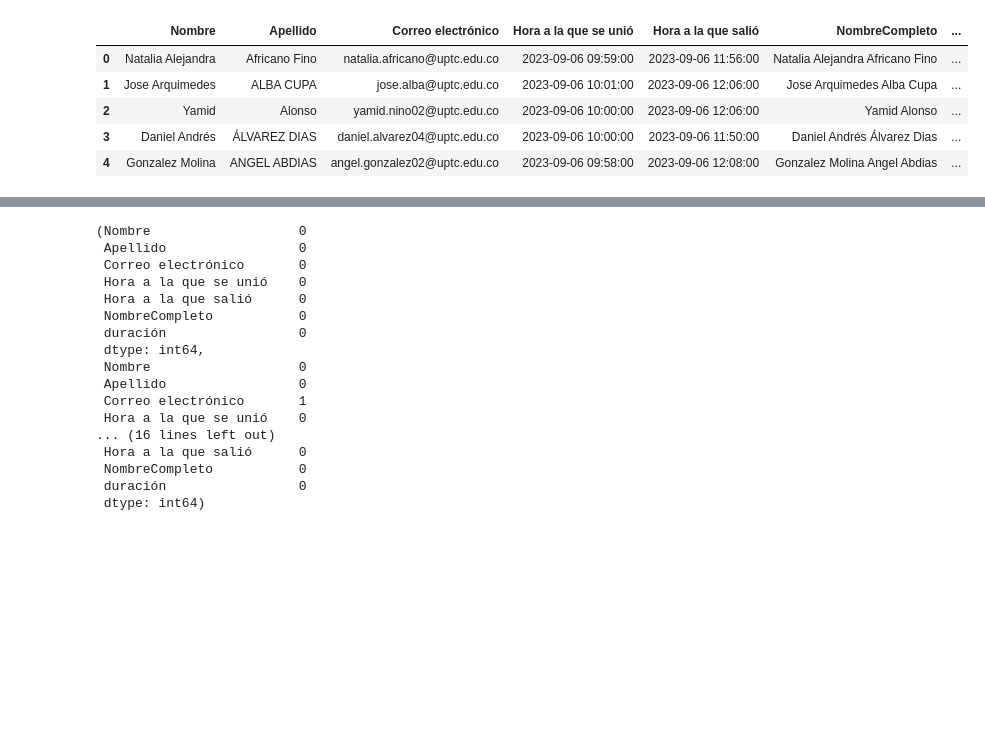
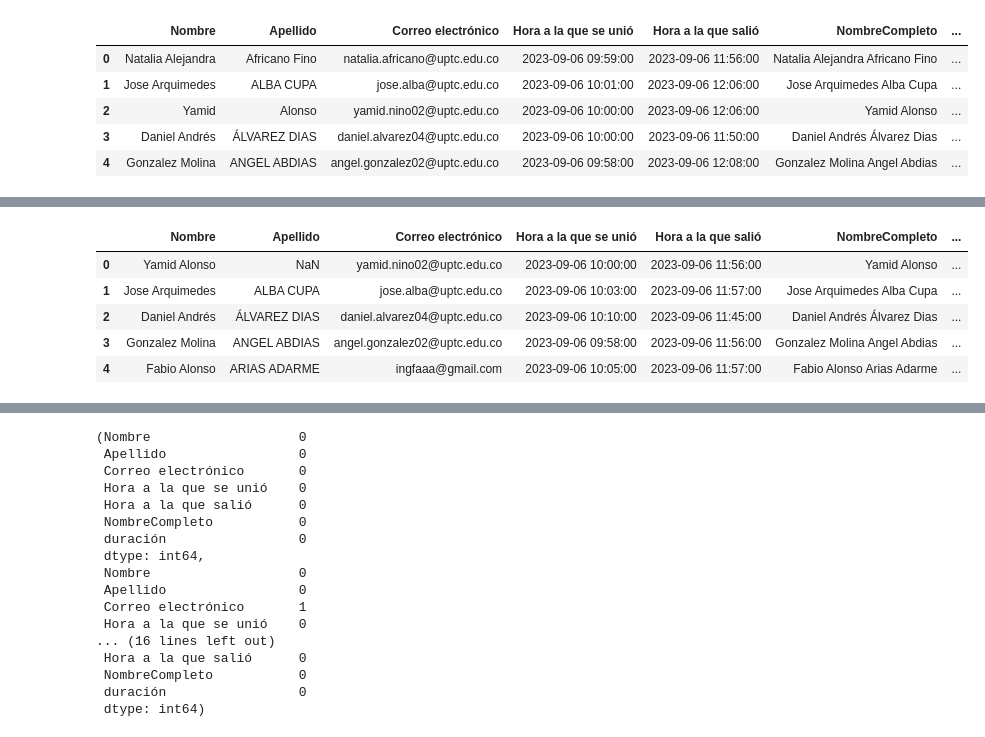
Before and after one commit to JSEB99/dashboard-full-stack, a Jupyter notebook: ETL/src/limpieza.ipynb, the cells around one changed output, grey strips where cells are left out. Cells and saved outputs as stored; diff of their text form; code cells hidden in the pictures; blank space fills up the shorter version.

```diff
--- a/ETL/src/limpieza.ipynb
+++ b/ETL/src/limpieza.ipynb
@@ -712,0 +901,9 @@ evento_dia_15.head()
+# %%
+evento_5.head()
+# %% [output]
+|  | Nombre | Apellido | Correo electrónico | Hora a la que se unió | Hora a la que salió | NombreCompleto | ... |
+| 0 | Yamid Alonso | NaN | yamid.nino02@uptc.edu.co | 2023-09-06 10:00:00 | 2023-09-06 11:56:00 | Yamid Alonso | ... |
+| 1 | Jose Arquimedes | ALBA CUPA | jose.alba@uptc.edu.co | 2023-09-06 10:03:00 | 2023-09-06 11:57:00 | Jose Arquimedes Alba Cupa | ... |
+| 2 | Daniel Andrés | ÁLVAREZ DIAS | daniel.alvarez04@uptc.edu.co | 2023-09-06 10:10:00 | 2023-09-06 11:45:00 | Daniel Andrés Álvarez Dias | ... |
+| 3 | Gonzalez Molina | ANGEL ABDIAS | angel.gonzalez02@uptc.edu.co | 2023-09-06 09:58:00 | 2023-09-06 11:56:00 | Gonzalez Molina Angel Abdias | ... |
+| 4 | Fabio Alonso | ARIAS ADARME | ingfaaa@gmail.com | 2023-09-06 10:05:00 | 2023-09-06 11:57:00 | Fabio Alonso Arias Adarme | ... |
```
Also changed, not shown: parts of 86 cells of this notebook, 19 other files.
